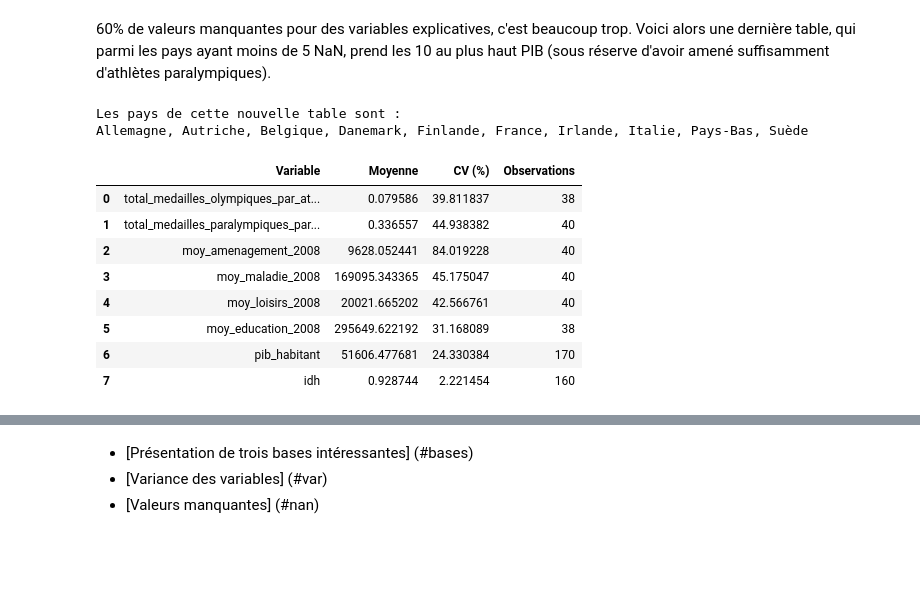
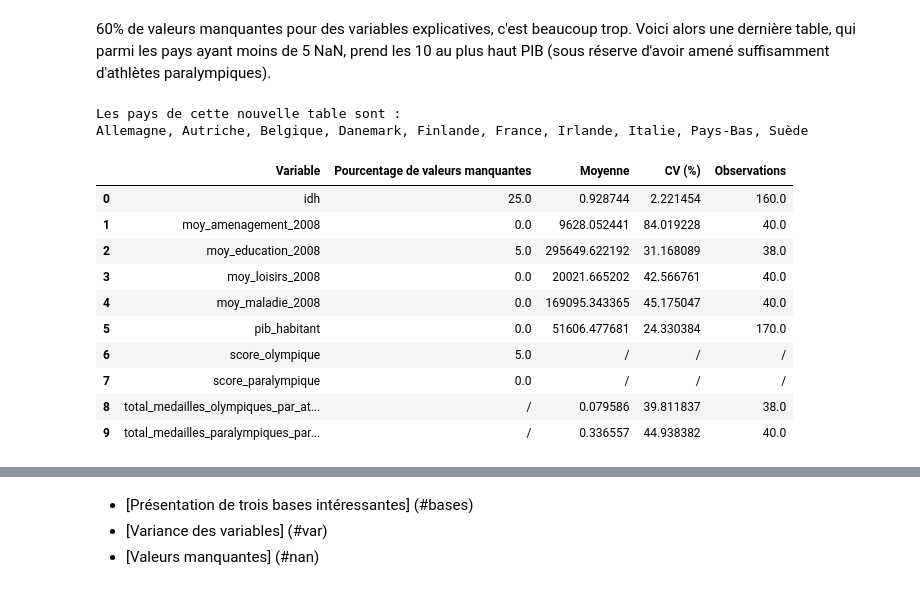
Before and after one commit to Eloi-du-77/Projet-Python, a Jupyter notebook: Notebook.ipynb, the cells around one changed output, grey strips where cells are left out. Drawn from its saved outputs; the diff is of its cells as text; code cells hidden in the pictures; blank space fills up the shorter version.

```diff
--- a/Notebook.ipynb
+++ b/Notebook.ipynb
@@ -549,20 +597,26 @@ dtype: float64
 # %%
 df_top_10_sans_NaN=pd.read_pickle('Toutes_les_df_agregees/df_top_10_sans_NaN.pkl')
 
 pays = df_top_10_sans_NaN['pays'].unique()
 print(f"Les pays de cette nouvelle table sont : \n{', '.join(pays)}")
 
-coef_variation(df_top_10_sans_NaN)
-#pourcentage_valeurs_manquantes(df_top_10_sans_NaN)
+df_stats=coef_variation(df_top_10_sans_NaN)
+df_nan=pourcentage_valeurs_manquantes(df_top_10_sans_NaN)
+df_complet = df_nan.merge(df_stats, on='Variable', how='outer')
+df_complet = df_complet.fillna('/') #Les NaN ici seront juste les variables qui ne sont présentes que dans df_stats ou que dans df_nan
+
+df_complet
 # %% [output]
 Les pays de cette nouvelle table sont :
 Allemagne, Autriche, Belgique, Danemark, Finlande, France, Irlande, Italie, Pays-Bas, Suède
-|  | Variable | Moyenne | CV (%) | Observations |
-| 0 | total_medailles_olympiques_par_at... | 0.079586 | 39.811837 | 38 |
-| 1 | total_medailles_paralympiques_par... | 0.336557 | 44.938382 | 40 |
-| 2 | moy_amenagement_2008 | 9628.052441 | 84.019228 | 40 |
-| 3 | moy_maladie_2008 | 169095.343365 | 45.175047 | 40 |
-| 4 | moy_loisirs_2008 | 20021.665202 | 42.566761 | 40 |
-| 5 | moy_education_2008 | 295649.622192 | 31.168089 | 38 |
-| 6 | pib_habitant | 51606.477681 | 24.330384 | 170 |
-| 7 | idh | 0.928744 | 2.221454 | 160 |
+|  | Variable | Pourcentage de valeurs manquantes | Moyenne | CV (%) | Observations |
+| 0 | idh | 25.0 | 0.928744 | 2.221454 | 160.0 |
+| 1 | moy_amenagement_2008 | 0.0 | 9628.052441 | 84.019228 | 40.0 |
+| 2 | moy_education_2008 | 5.0 | 295649.622192 | 31.168089 | 38.0 |
+| 3 | moy_loisirs_2008 | 0.0 | 20021.665202 | 42.566761 | 40.0 |
+| 4 | moy_maladie_2008 | 0.0 | 169095.343365 | 45.175047 | 40.0 |
+| 5 | pib_habitant | 0.0 | 51606.477681 | 24.330384 | 170.0 |
+| 6 | score_olympique | 5.0 | / | / | / |
+| 7 | score_paralympique | 0.0 | / | / | / |
+| 8 | total_medailles_olympiques_par_at... | / | 0.079586 | 39.811837 | 38.0 |
+| 9 | total_medailles_paralympiques_par... | / | 0.336557 | 44.938382 | 40.0 |
```
Also changed, not shown: parts of 16 cells of this notebook, 1 other file.
